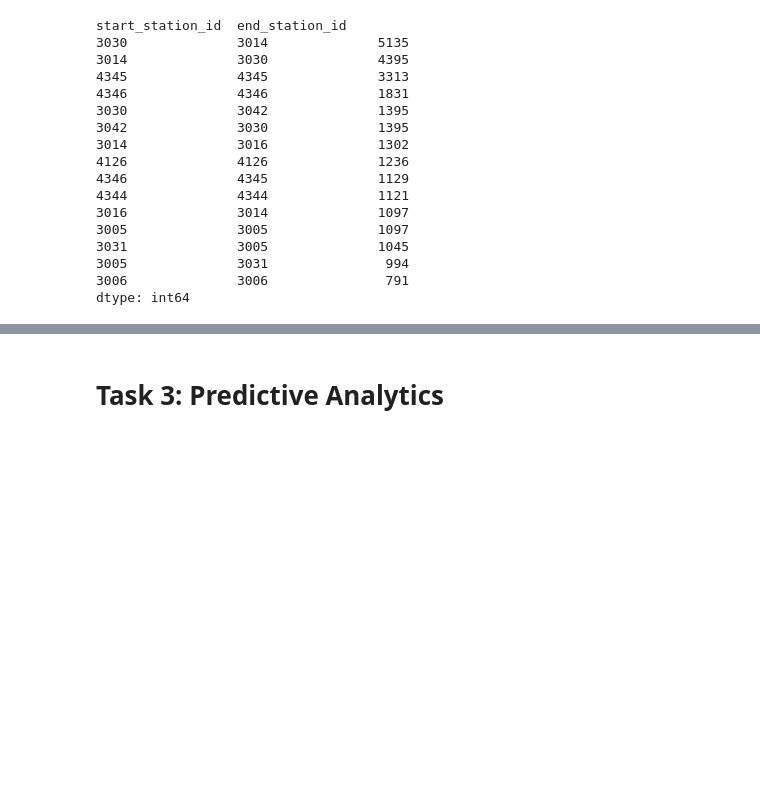
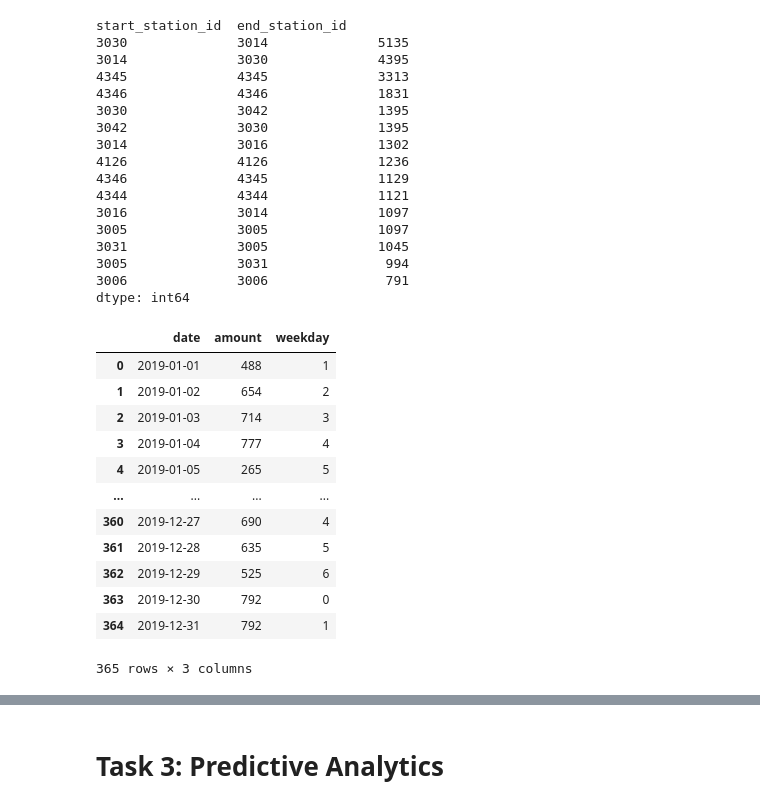
Before and after one commit to robbenB-123/SiliconValley, a Jupyter notebook: DSML_SILICONVALLEY.ipynb, the cells around one changed output, grey strips where cells are left out. Cells and saved outputs as stored; diff of their text form; code cells hidden in the pictures; blank space fills up the shorter version.

```diff
--- a/DSML_SILICONVALLEY.ipynb
+++ b/DSML_SILICONVALLEY.ipynb
@@ -367,3 +366,27 @@ start_station_id  end_station_id
 3005              3031               994
 3006              3006               791
 dtype: int64
+# %%
+#amount of bike rentings gouped by date
+day_demand = pd.DataFrame({'amount': la_set.groupby(la_set['start_time'].apply(lambda x: x.date())).size()})
+#day_demand = pd.DataFrame(day_demand)
+
+day_demand.reset_index(inplace=True)
+day_demand = day_demand.rename(columns = {'start_time':'date'})
+day_demand['weekday'] = day_demand['date'].apply(lambda x: x.weekday())
+
+day_demand
+# %% [output]
+|  | date | amount | weekday |
+| 0 | 2019-01-01 | 488 | 1 |
+| 1 | 2019-01-02 | 654 | 2 |
+| 2 | 2019-01-03 | 714 | 3 |
+| 3 | 2019-01-04 | 777 | 4 |
+| 4 | 2019-01-05 | 265 | 5 |
+| ... | ... | ... | ... |
+| 360 | 2019-12-27 | 690 | 4 |
+| 361 | 2019-12-28 | 635 | 5 |
+| 362 | 2019-12-29 | 525 | 6 |
+| 363 | 2019-12-30 | 792 | 0 |
+| 364 | 2019-12-31 | 792 | 1 |
+365 rows × 3 columns
```
Also changed, not shown: parts of 4 cells of this notebook.
